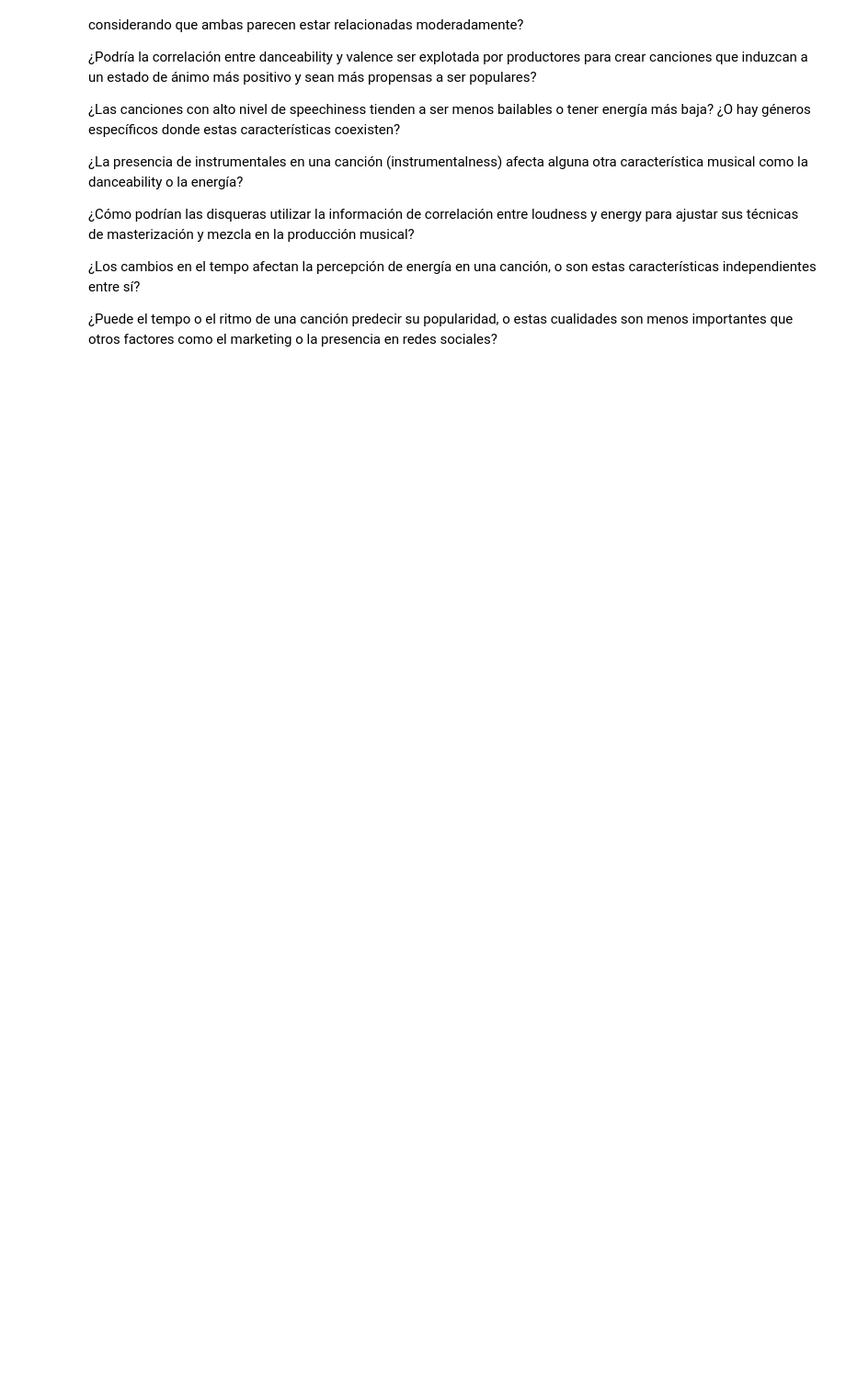
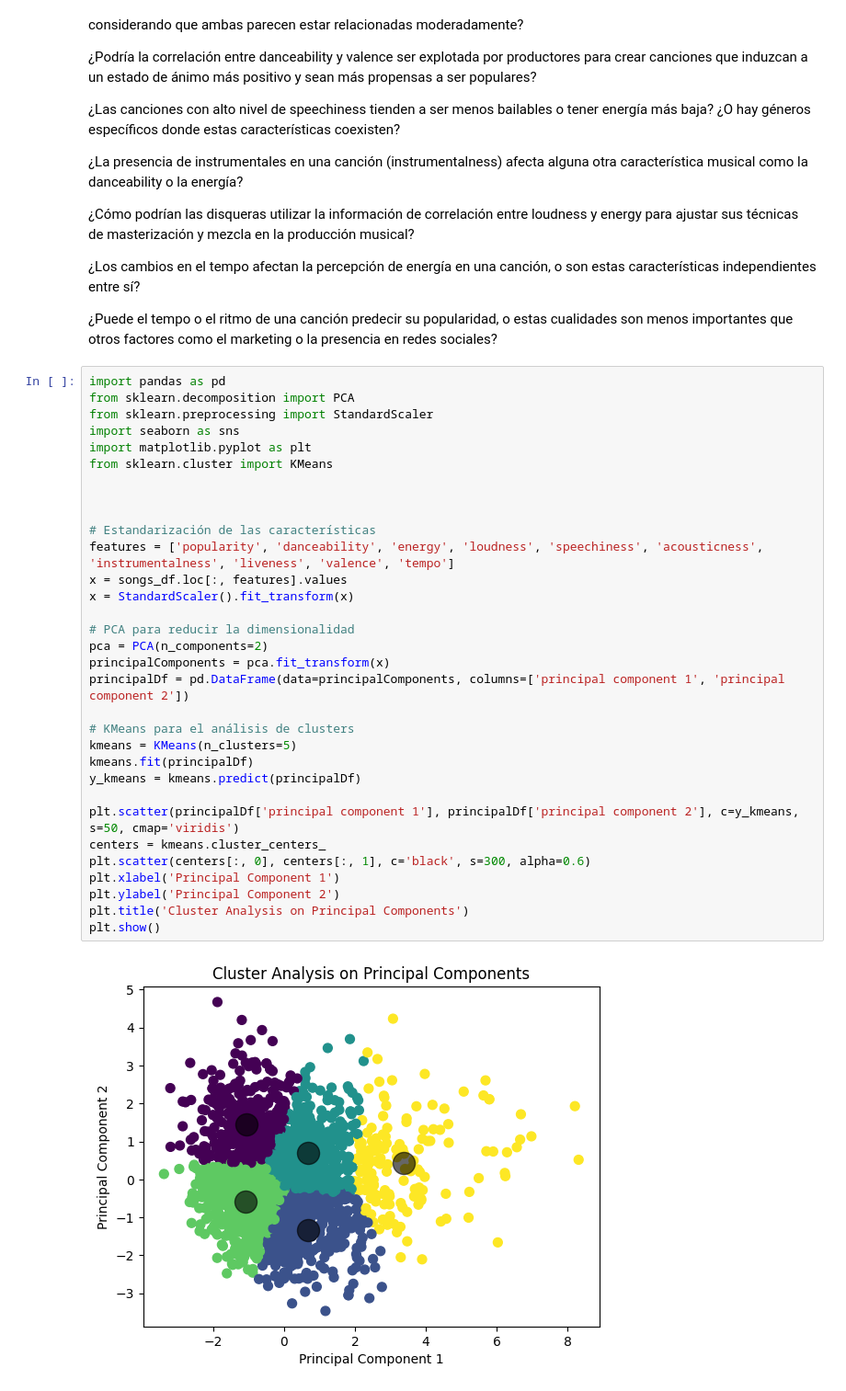
Before and after one commit to estebandonis/Proyecto1-MineriadeDatos, a Jupyter notebook: proyecto1.ipynb, the cells around one changed output. Shown at 92% size. Cells and saved outputs as stored; diff of their text form; blank space fills up the shorter version.

Commit message:
CLUSTERS
CLUSTERS

```diff
--- a/proyecto1.ipynb
+++ b/proyecto1.ipynb
@@ -150,3 +150,37 @@ Dado que la acousticness tiene una correlación negativa con la energía, ¿podr
 ¿Los cambios en el tempo afectan la percepción de energía en una canción, o son estas características independientes entre sí?
 
 ¿Puede el tempo o el ritmo de una canción predecir su popularidad, o estas cualidades son menos importantes que otros factores como el marketing o la presencia en redes sociales?
+# %%
+import pandas as pd
+from sklearn.decomposition import PCA
+from sklearn.preprocessing import StandardScaler
+import seaborn as sns
+import matplotlib.pyplot as plt
+from sklearn.cluster import KMeans
+
+
+
+# Estandarización de las características
+features = ['popularity', 'danceability', 'energy', 'loudness', 'speechiness', 'acousticness', 'instrumentalness', 'liveness', 'valence', 'tempo']
+x = songs_df.loc[:, features].values
+x = StandardScaler().fit_transform(x)
+
+# PCA para reducir la dimensionalidad
+pca = PCA(n_components=2)
+principalComponents = pca.fit_transform(x)
+principalDf = pd.DataFrame(data=principalComponents, columns=['principal component 1', 'principal component 2'])
+
+# KMeans para el análisis de clusters
+kmeans = KMeans(n_clusters=5)
+kmeans.fit(principalDf)
+y_kmeans = kmeans.predict(principalDf)
+
+plt.scatter(principalDf['principal component 1'], principalDf['principal component 2'], c=y_kmeans, s=50, cmap='viridis')
+centers = kmeans.cluster_centers_
+plt.scatter(centers[:, 0], centers[:, 1], c='black', s=300, alpha=0.6)
+plt.xlabel('Principal Component 1')
+plt.ylabel('Principal Component 2')
+plt.title('Cluster Analysis on Principal Components')
+plt.show()
+# %% [output]
+[figure, added]
```
